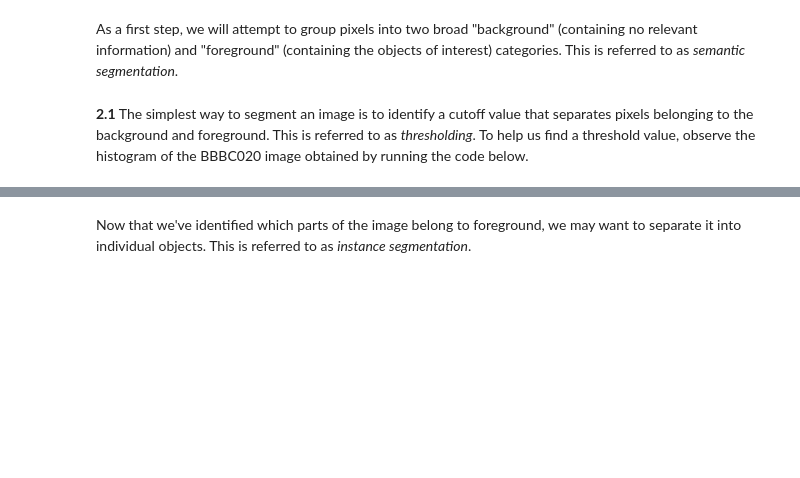
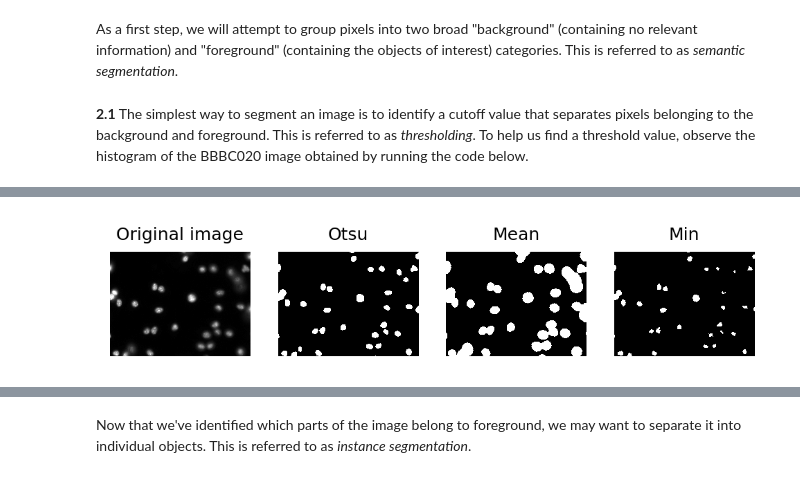
Before and after one commit to uhlmanngroup/imagequantification101, a Jupyter notebook: 2 - Segmentation.ipynb, the cells around one changed output, grey strips where cells are left out. Drawn from its saved outputs; the diff is of its cells as text; code cells hidden in the pictures; blank space fills up the shorter version.

```diff
--- a/2 - Segmentation.ipynb
+++ b/2 - Segmentation.ipynb
@@ -74,0 +105,37 @@ As a first step, we will attempt to group pixels into two broad "background" (co
+# %%
+original_img = bbbc020_easy
+
+# Otsu's threshold
+thresh_otsu = skf.threshold_otsu(bbbc020_easy)
+mask_otsu = original_img > thresh_otsu
+
+# Mean threshold
+thresh_mean = skf.threshold_mean(bbbc020_easy)
+mask_mean = original_img > thresh_mean
+
+# Minimum threshold
+thresh_min = skf.threshold_minimum(bbbc020_easy)
+mask_min = original_img > thresh_min
+
+# Visualize the result
+fig, axes = plt.subplots(nrows=1, ncols=4)
+
+axes[0].imshow(original_img, cmap='gray')
+axes[0].axis('off')
+axes[0].set_title('Original image', fontsize=9)
+
+axes[1].imshow(mask_otsu, cmap='gray')
+axes[1].axis('off')
+axes[1].set_title('Otsu', fontsize=9)
+
+axes[2].imshow(mask_mean, cmap='gray')
+axes[2].axis('off')
+axes[2].set_title('Mean', fontsize=9)
+
+axes[3].imshow(mask_min, cmap='gray')
+axes[3].axis('off')
+axes[3].set_title('Min', fontsize=9)
+
+plt.show()
+# %% [output]
+[figure, added]
```
Also changed, not shown: parts of 23 cells of this notebook.
